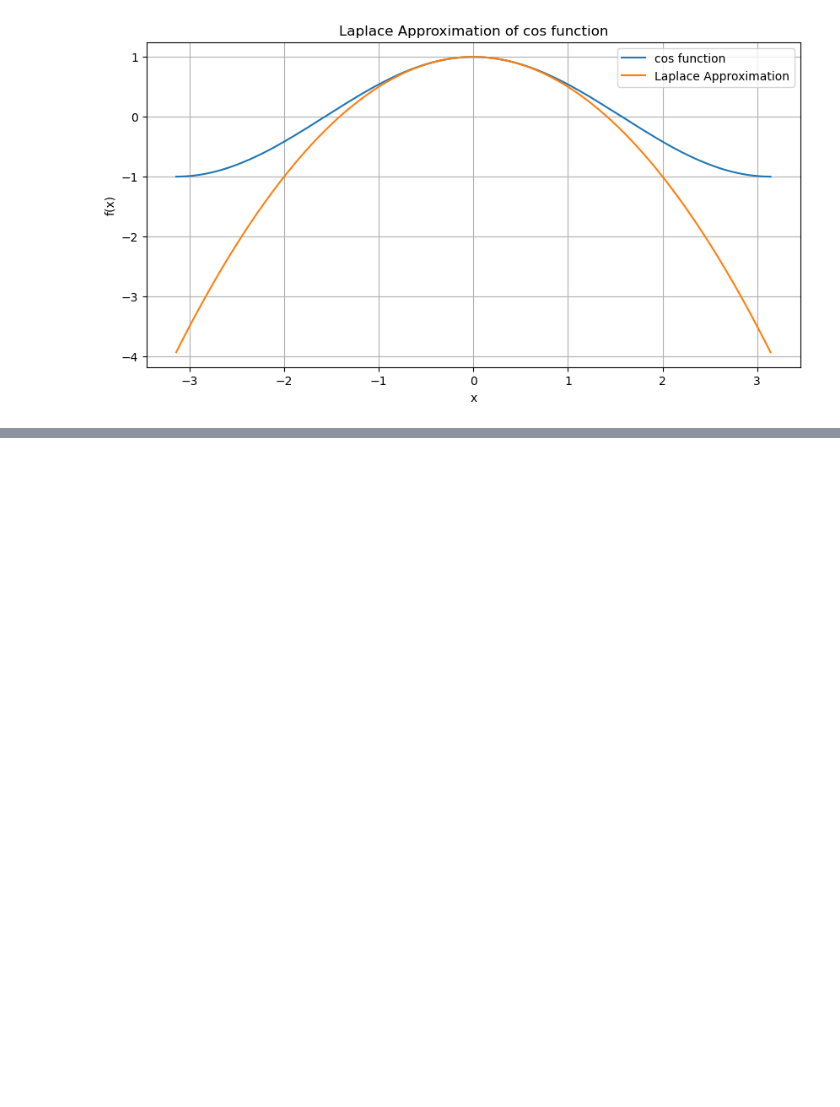
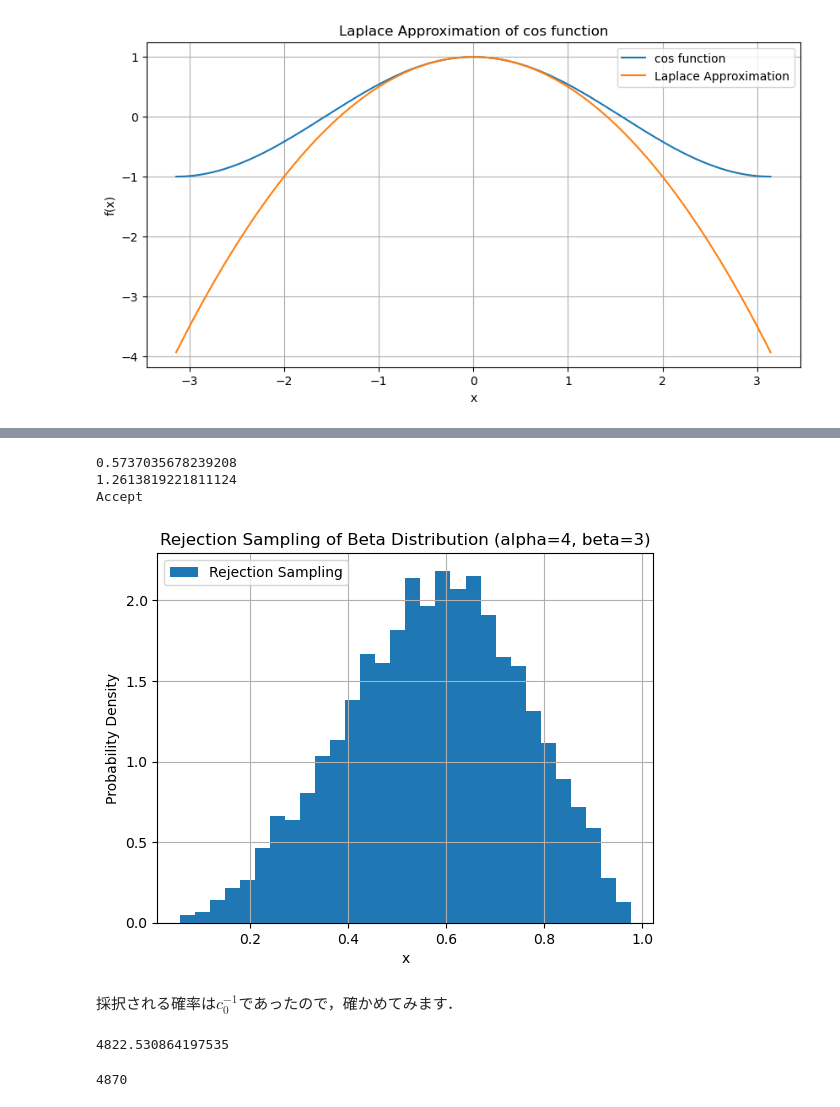
Before and after one commit to LABO-M/Gaussian_process, a Jupyter notebook: Gaussian_Process_Bayes.ipynb, the cells around one changed output, grey strips where cells are left out. Drawn from its saved outputs; the diff is of its cells as text; code cells hidden in the pictures; blank space fills up the shorter version.

```diff
--- a/Gaussian_Process_Bayes.ipynb
+++ b/Gaussian_Process_Bayes.ipynb
@@ -200,0 +263,61 @@ plt.show()
+# %%
+c0 = beta_dist.pdf(0.6)
+# %%
+# お試し実装
+u = np.random.uniform(0, 1)
+y = np.random.uniform(0, 1)
+
+left = c0 * u
+right = beta_dist.pdf(y)
+
+if c0 * u <= beta_dist.pdf(y):
+    print(left)
+    print(right)
+    print('Accept')
+else:
+    print(left)
+    print(right)
+    print('Reject')
+# %% [output]
+0.5737035678239208
+1.2613819221811124
+Accept
+# %%
+# 関数として定義
+def rejection_sampling(c0 , n_samples=1000):
+    samples = []
+    for i in range(n_samples):
+        u = np.random.uniform(0, 1)
+        y = np.random.uniform(0, 1)
+        left = c0 * u
+        right = beta_dist.pdf(y)
+        if c0 * u <= beta_dist.pdf(y):
+            samples.append(y)
+    return samples
+# %%
+# サンプル数
+n_samples = 10000
+
+# 棄却サンプリングの実行
+samples = rejection_sampling(c0 , n_samples)
+
+# ヒストグラムのプロット
+plt.hist(samples, bins=30, density=True, label='Rejection Sampling')
+plt.title('Rejection Sampling of Beta Distribution (alpha=4, beta=3)')
+plt.xlabel('x')
+plt.ylabel('Probability Density')
+plt.legend()
+plt.grid(True)
+plt.show()
+# %% [output]
+[figure, added]
+# %% [markdown]
+採択される確率は$c_0^{-1}$であったので，確かめてみます．
+# %%
+1/c0 * n_samples
+# %% [output]
+4822.530864197535
+# %%
+len(samples)
+# %% [output]
+4870
```
Also changed, not shown: parts of 6 cells of this notebook, 3 other files.
